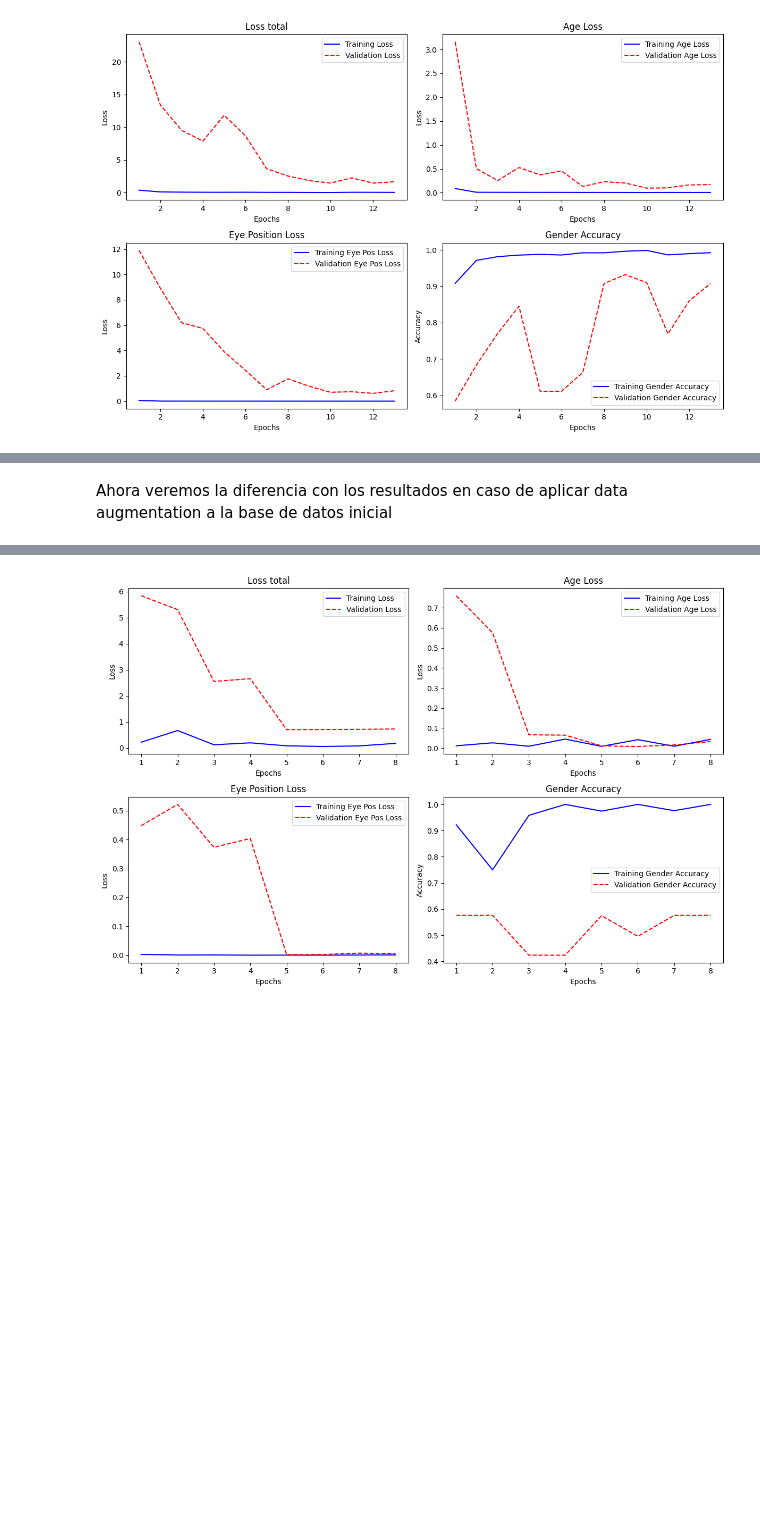
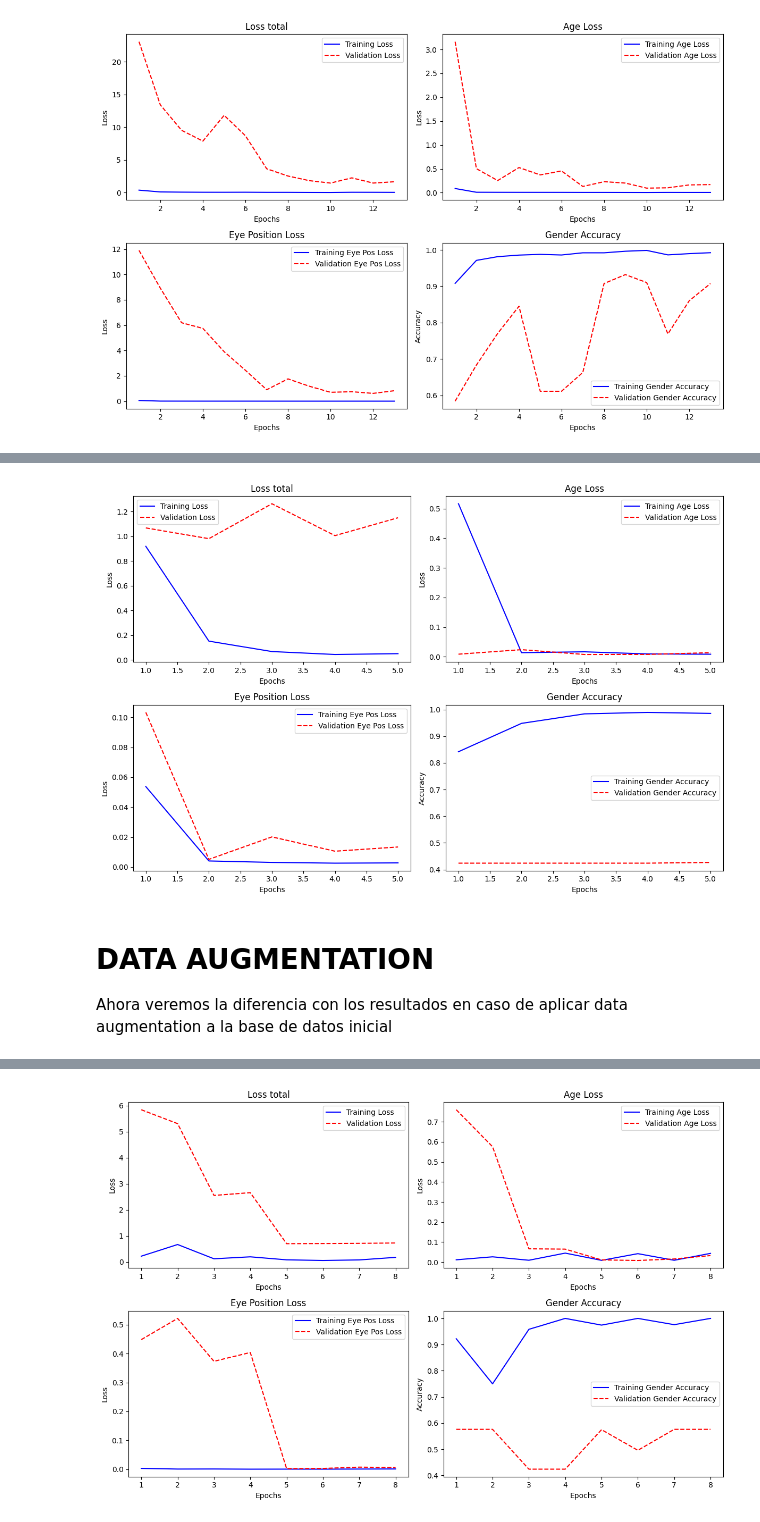
Before and after one commit to Alba251/face_detection, a Jupyter notebook: main.ipynb, the cells around one changed output, grey strips where cells are left out. Drawn from its saved outputs; the diff is of its cells as text; code cells hidden in the pictures; blank space fills up the shorter version.

```diff
--- a/main.ipynb
+++ b/main.ipynb
@@ -347,4 +490,10 @@ plot_training_history(history)
+# %%
+# Presentar grafica de metricas
+plot_training_history(history)
+# %% [output]
+[figure, added]
 # %% [markdown]
+# DATA AUGMENTATION
 Ahora veremos la diferencia con los resultados en caso de aplicar data augmentation a la base de datos inicial
 # %%
 #Data augmetnation con train dataset
```
Also changed, not shown: parts of 12 cells of this notebook.
